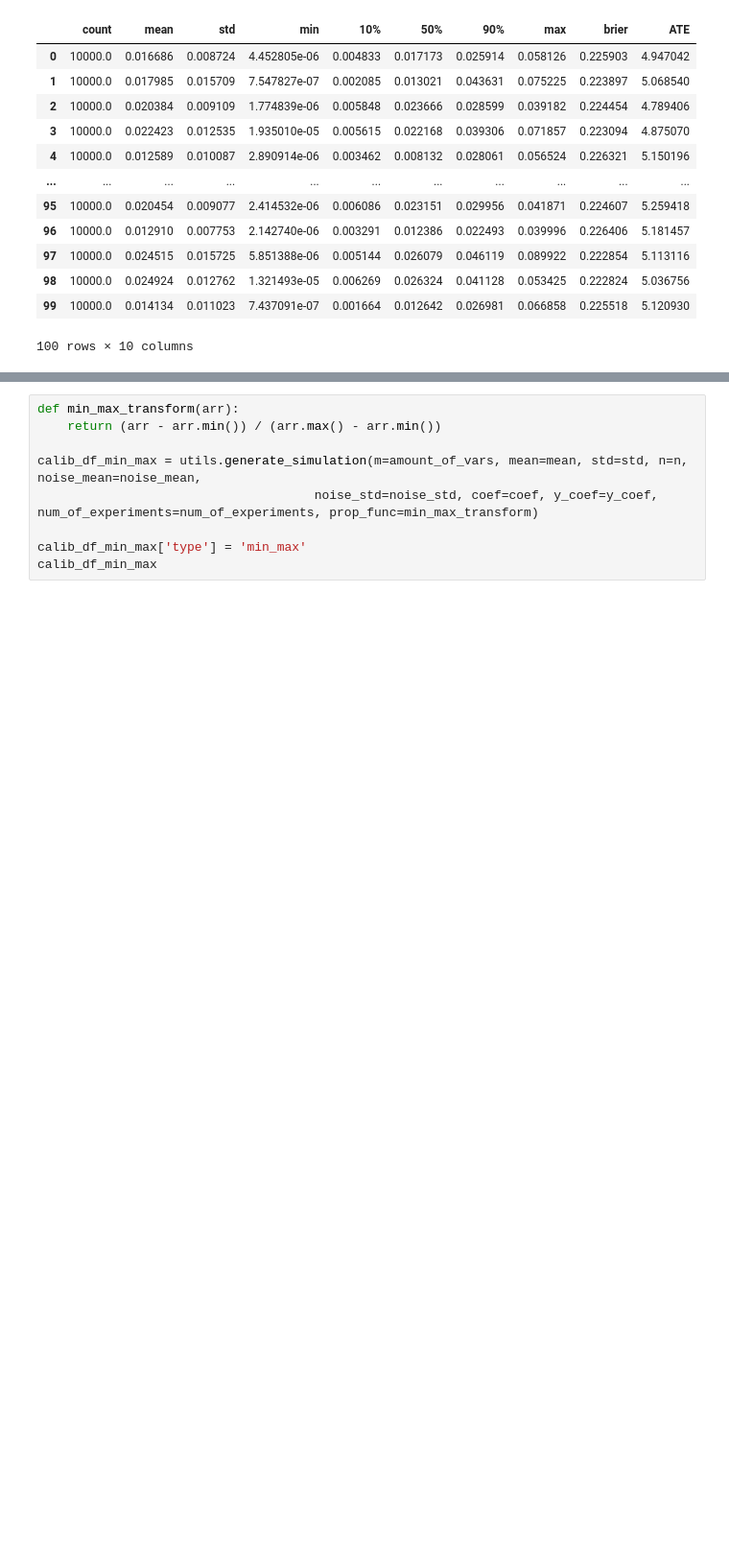
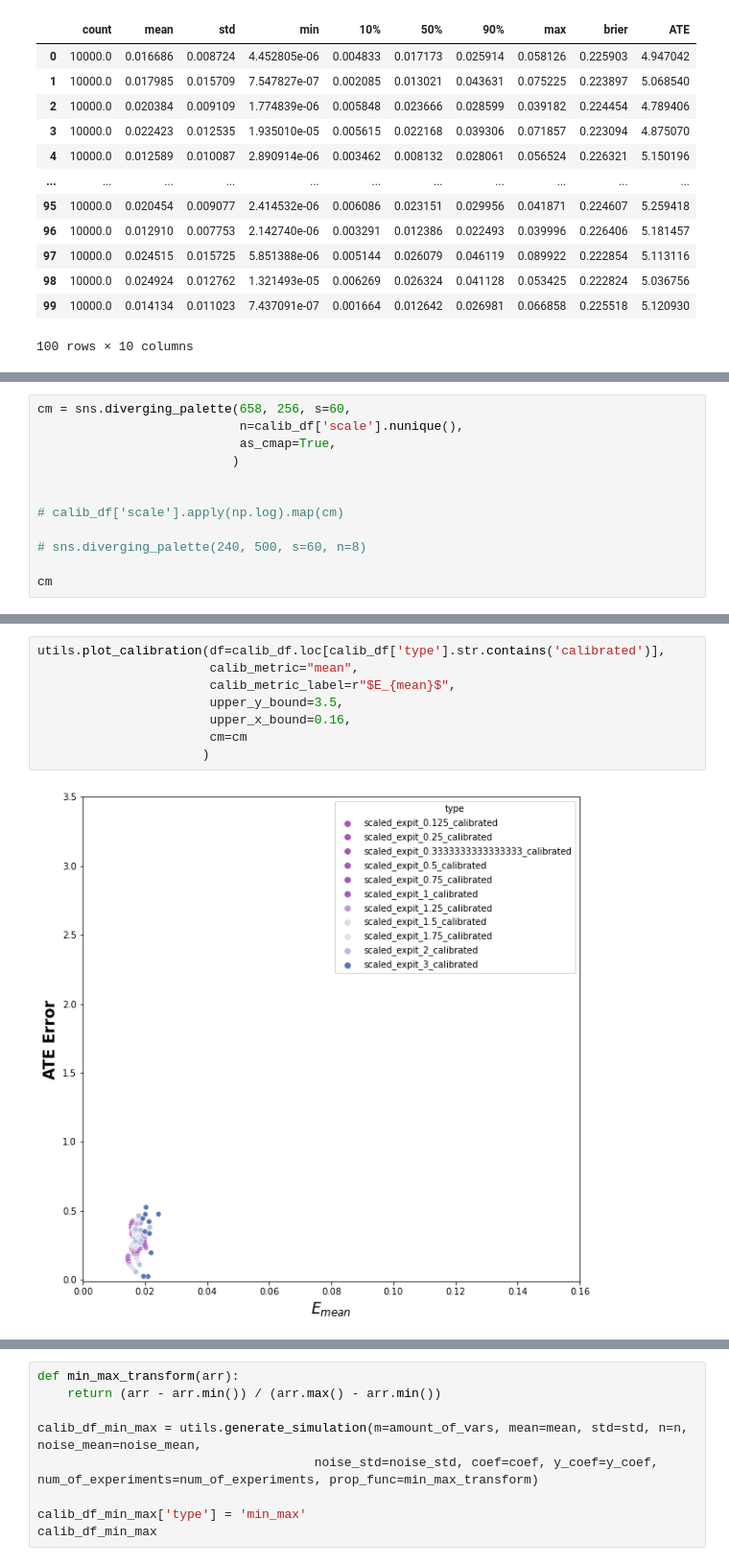
Before and after one commit to RomGutman/propensity_calibration, a Jupyter notebook: prop_simulation.ipynb, the cells around one changed output, grey strips where cells are left out. Shown at 96% size. Cells and saved outputs as stored; diff of their text form; blank space fills up the shorter version.

```diff
--- a/prop_simulation.ipynb
+++ b/prop_simulation.ipynb
@@ -332,0 +342,12 @@ Text(0, 0.5, 'ATE Error')
+# %%
+cm = sns.diverging_palette(658, 256, s=60,
+                           n=calib_df['scale'].nunique(),
+                           as_cmap=True,
+                          )
+
+
+# calib_df['scale'].apply(np.log).map(cm)
+
+# sns.diverging_palette(240, 500, s=60, n=8)
+
+cm
@@ -343,0 +416,10 @@ Text(0, 0.5, 'ATE Error')
+# %%
+utils.plot_calibration(df=calib_df.loc[calib_df['type'].str.contains('calibrated')],
+                       calib_metric="mean",
+                       calib_metric_label=r"$E_{mean}$",
+                       upper_y_bound=3.5,
+                       upper_x_bound=0.16,
+                       cm=cm
+                      )
+# %% [output]
+[figure, added]
```
Also changed, not shown: parts of 28 cells of this notebook, 2 other files.
